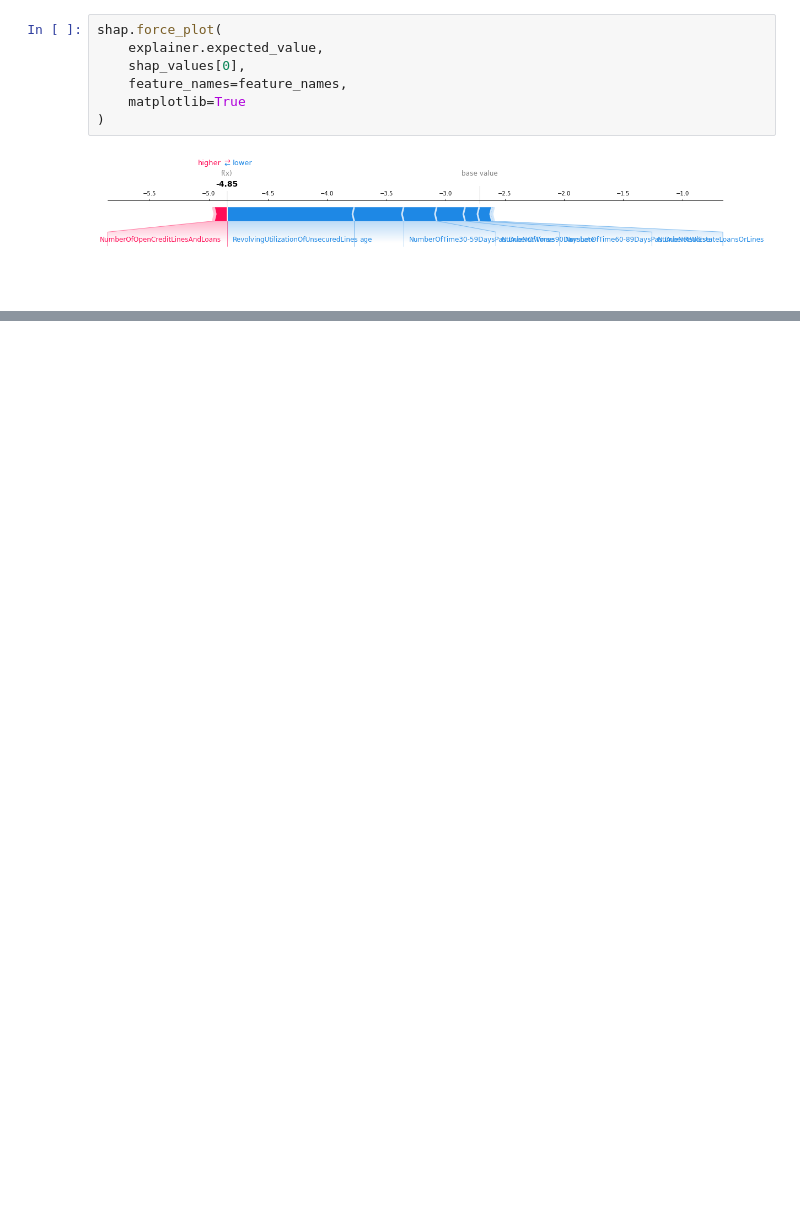
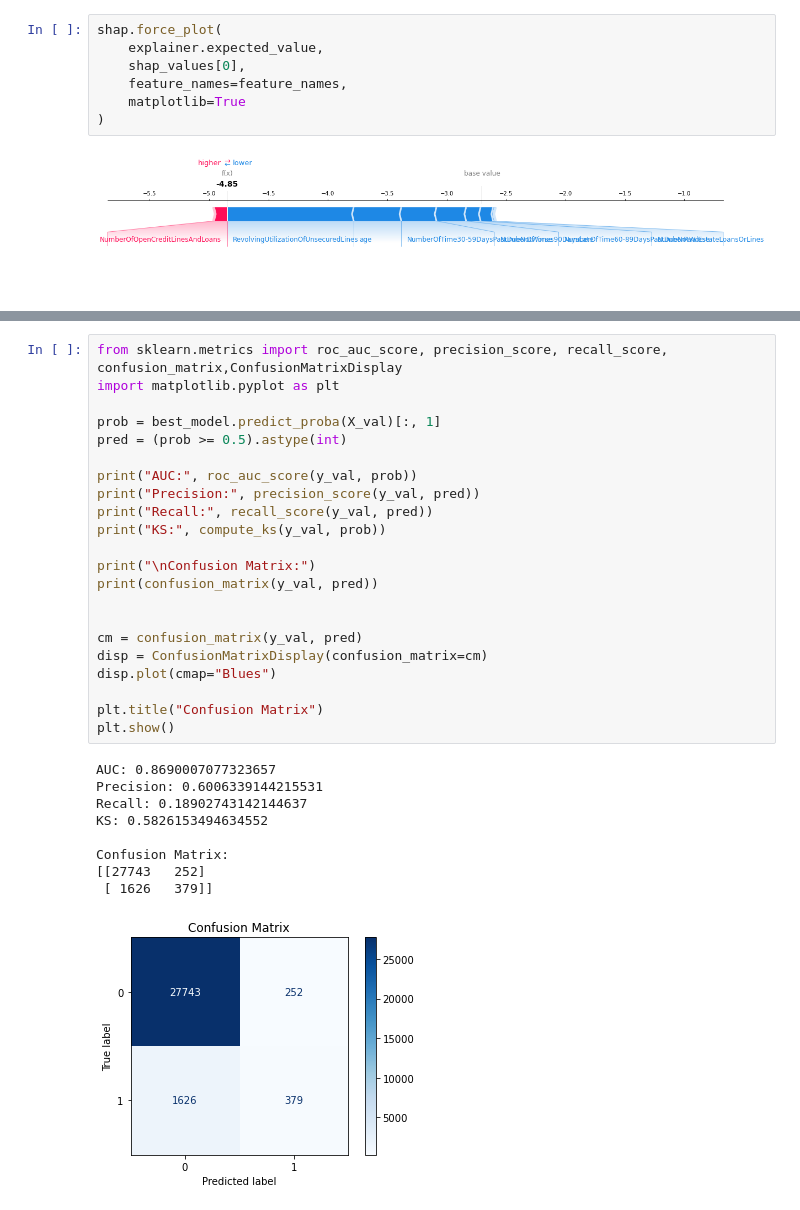
Before and after one commit to mriganav061/credit-default-prediction-cibc, a Jupyter notebook: notebooks/02_final_model_pipeline.ipynb, the cells around one changed output, grey strips where cells are left out. Cells and saved outputs as stored; diff of their text form; blank space fills up the shorter version.

```diff
--- a/notebooks/02_final_model_pipeline.ipynb
+++ b/notebooks/02_final_model_pipeline.ipynb
@@ -200,0 +210,32 @@ shap.force_plot(
+# %%
+from sklearn.metrics import roc_auc_score, precision_score, recall_score, confusion_matrix,ConfusionMatrixDisplay
+import matplotlib.pyplot as plt
+
+prob = best_model.predict_proba(X_val)[:, 1]
+pred = (prob >= 0.5).astype(int)
+
+print("AUC:", roc_auc_score(y_val, prob))
+print("Precision:", precision_score(y_val, pred))
+print("Recall:", recall_score(y_val, pred))
+print("KS:", compute_ks(y_val, prob))
+
+print("\nConfusion Matrix:")
+print(confusion_matrix(y_val, pred))
+
+
+cm = confusion_matrix(y_val, pred)
+disp = ConfusionMatrixDisplay(confusion_matrix=cm)
+disp.plot(cmap="Blues")
+
+plt.title("Confusion Matrix")
+plt.show()
+# %% [output]
+AUC: 0.8690007077323657
+Precision: 0.6006339144215531
+Recall: 0.18902743142144637
+KS: 0.5826153494634552
+
+Confusion Matrix:
+[[27743   252]
+ [ 1626   379]]
+[figure, added]
```
Also changed, not shown: parts of 32 cells of this notebook, 5 other files.
